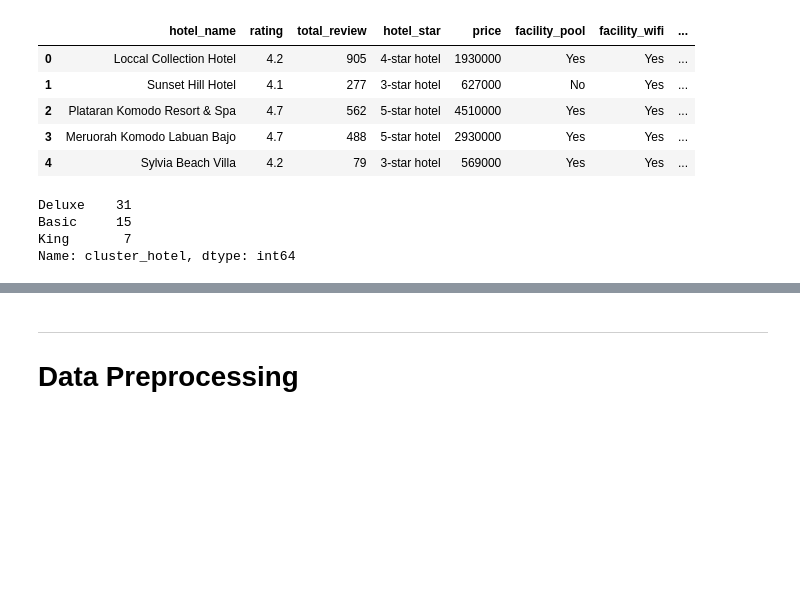
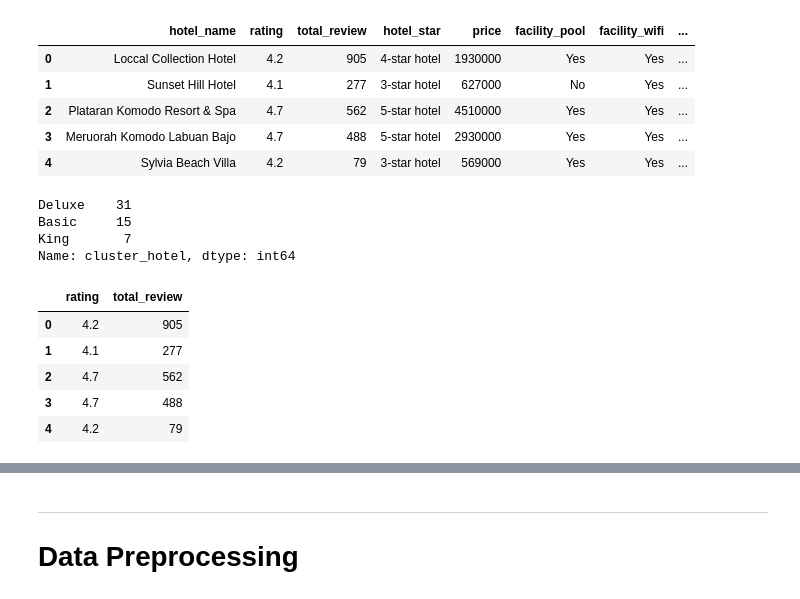
Before and after one commit to H8-Assignments-Bay/p2---final-project-group-005, a Jupyter notebook: model_hotel.ipynb, the cells around one changed output, grey strips where cells are left out. Drawn from its saved outputs; the diff is of its cells as text; code cells hidden in the pictures; blank space fills up the shorter version.

```diff
--- a/model_hotel.ipynb
+++ b/model_hotel.ipynb
@@ -264,3 +264,15 @@ King       7
 Name: cluster_hotel, dtype: int64
 # %%
 df_hotel.to_csv('hotel_final.csv', index = False)
+# %%
+df_hotel['overall_score'] = df_hotel['rating'] * 0.75 + df_hotel['total_review'] * 0.25
+# %%
+df_scaled = df_hotel[['rating','total_review']]
+df_scaled.head()
+# %% [output]
+|  | rating | total_review |
+| 0 | 4.2 | 905 |
+| 1 | 4.1 | 277 |
+| 2 | 4.7 | 562 |
+| 3 | 4.7 | 488 |
+| 4 | 4.2 | 79 |
```
Also changed, not shown: parts of 13 cells of this notebook, 7 other files.
